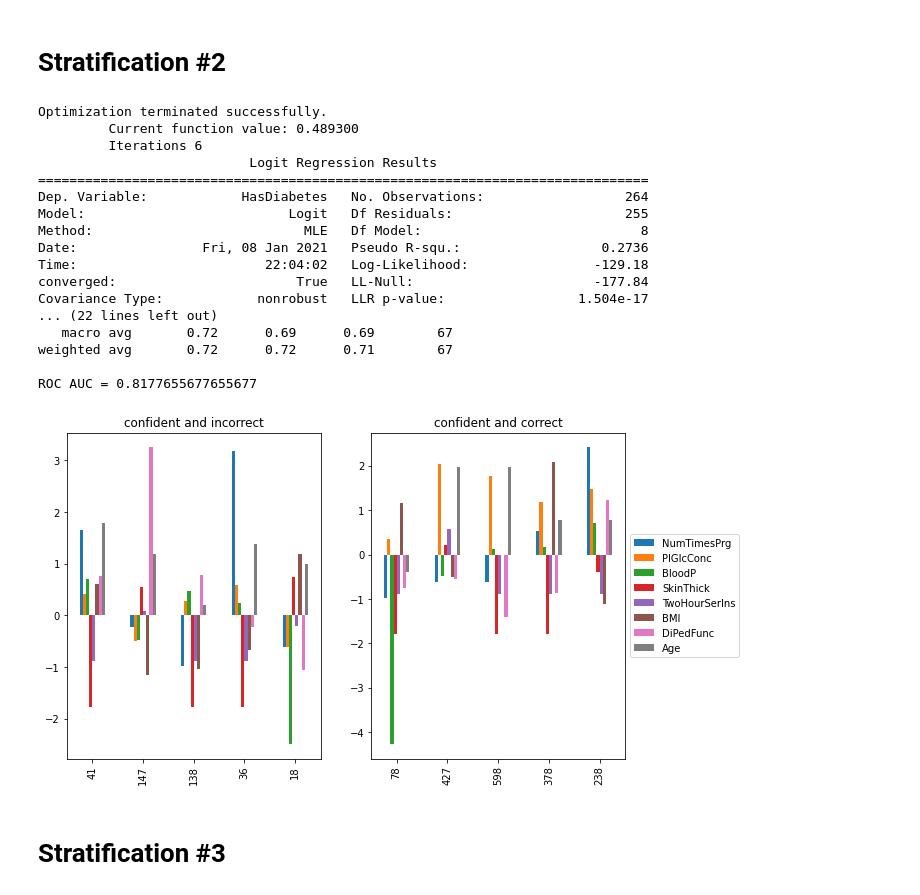
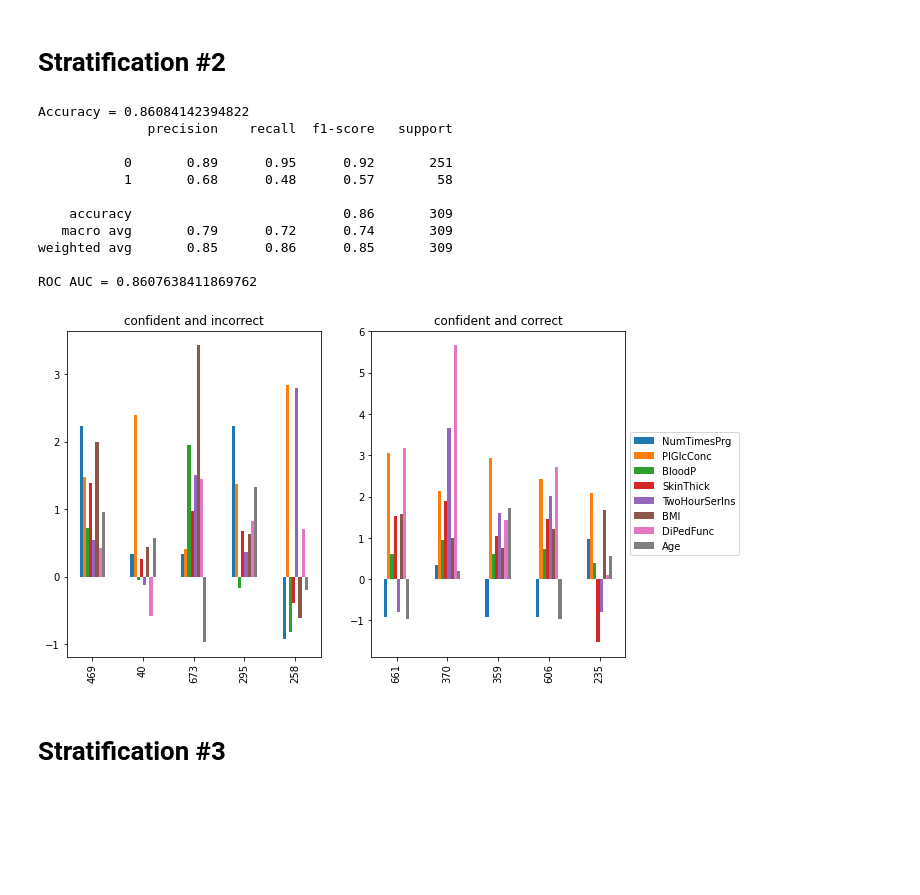
Before and after one commit to beaunorgeot/MI-CLAIM, a Jupyter notebook: MI_CLAIM_pima_population_stratification_analysis.ipynb, the cells around one changed output. Drawn from its saved outputs; the diff is of its cells as text; code cells hidden in the pictures; blank space fills up the shorter version.

```diff
--- a/MI_CLAIM_pima_population_stratification_analysis.ipynb
+++ b/MI_CLAIM_pima_population_stratification_analysis.ipynb
@@ -188,27 +170,20 @@ ROC AUC = 0.6813186813186812
 # %% [markdown]
 # Stratification #2
-# %%
-pop2_df_train, pop2_df_test = train_test_split(pop2_df, test_size=0.2, random_state=0)
-
-train_and_test(pop2_df_train, pop2_df_test)
-# %% [output]
-Optimization terminated successfully.
-         Current function value: 0.489300
-         Iterations 6
-                           Logit Regression Results
-==============================================================================
-Dep. Variable:            HasDiabetes   No. Observations:                  264
-Model:                          Logit   Df Residuals:                      255
-Method:                           MLE   Df Model:                            8
-Date:                Fri, 08 Jan 2021   Pseudo R-squ.:                  0.2736
-Time:                        22:04:02   Log-Likelihood:                -129.18
-converged:                       True   LL-Null:                       -177.84
-Covariance Type:            nonrobust   LLR p-value:                 1.504e-17
-... (22 lines left out)
-   macro avg       0.72      0.69      0.69        67
-weighted avg       0.72      0.72      0.71        67
-
-ROC AUC = 0.8177655677655677
-[figure, removed]
+# %%
+res = predict_and_evaluate(df_test_strat2, model)
+plot_topk(res)
+# %% [output]
+Accuracy = 0.86084142394822
+              precision    recall  f1-score   support
+
+           0       0.89      0.95      0.92       251
+           1       0.68      0.48      0.57        58
+
+    accuracy                           0.86       309
+   macro avg       0.79      0.72      0.74       309
+weighted avg       0.85      0.86      0.85       309
+
+ROC AUC = 0.8607638411869762
+[figure, added]
 # %% [markdown]
 # Stratification #3
```
Also changed, not shown: parts of 24 cells of this notebook.
